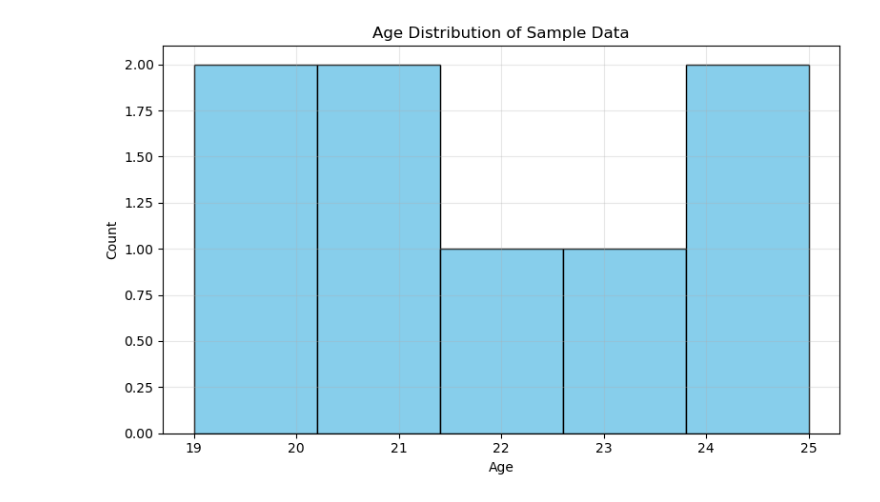
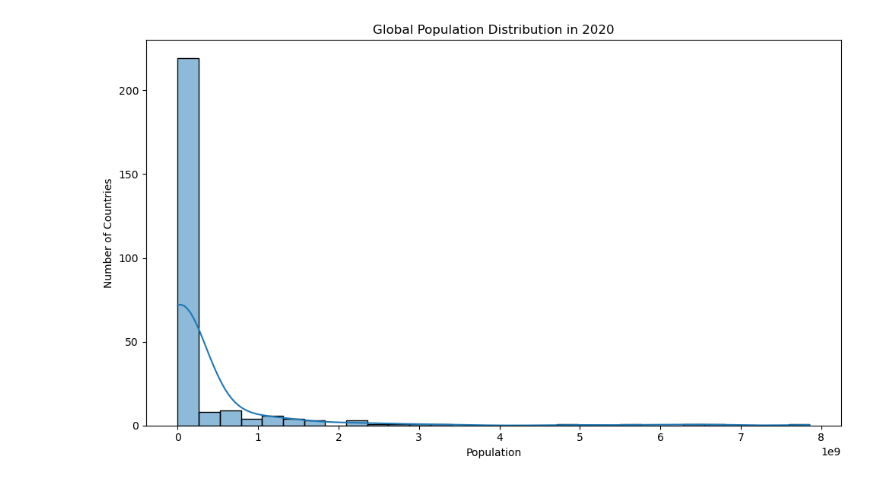
Before and after one commit to Chaitanya-Kharb/SCT_DS_1, a Jupyter notebook: task01_histogram.ipynb, the cells around one changed output. Saved outputs shown, nothing was run; the diff lists cells and outputs as text; code cells hidden in the pictures.

Commit message:
Task 1 - Visualization using World Bank Population Data

```diff
--- a/task01_histogram.ipynb
+++ b/task01_histogram.ipynb
@@ -13,0 +1,15 @@ df.head()
+# %%
+# 🧠 Task 01 — Visualization using World Bank Population Data
+
+import pandas as pd
+import matplotlib.pyplot as plt
+import seaborn as sns
+import os
+
+# Make sure folder exists for outputs
+os.makedirs("outputs/figures", exist_ok=True)
+
+# Load main dataset
+file_path = "data/API_SP.POP.TOTL_DS2_en_csv_v2_130083.csv"
+data = pd.read_csv(file_path, skiprows=4)   # World Bank datasets have 4 header rows
+data.head()
@@ -14,12 +37,11 @@ df.head()
 # %%
-plt.figure(figsize=(8,5))
-plt.hist(df['age'], bins=5, color='skyblue', edgecolor='black')
-plt.title('Age Distribution of Sample Data')
-plt.xlabel('Age')
-plt.ylabel('Count')
-plt.grid(alpha=0.3)
+plt.figure(figsize=(10,6))
+sns.histplot(data['2020'], bins=30, kde=True)
+plt.title("Global Population Distribution in 2020")
+plt.xlabel("Population")
+plt.ylabel("Number of Countries")
 plt.tight_layout()
-plt.savefig('outputs/figures/task01_age_histogram.png', dpi=150)
+plt.savefig("outputs/figures/task01_population_hist.png")
 plt.show()
 # %% [output]
-[figure, old version]
+[figure, new version]
```
Also changed, not shown: parts of 9 cells of this notebook, 9 other files.
